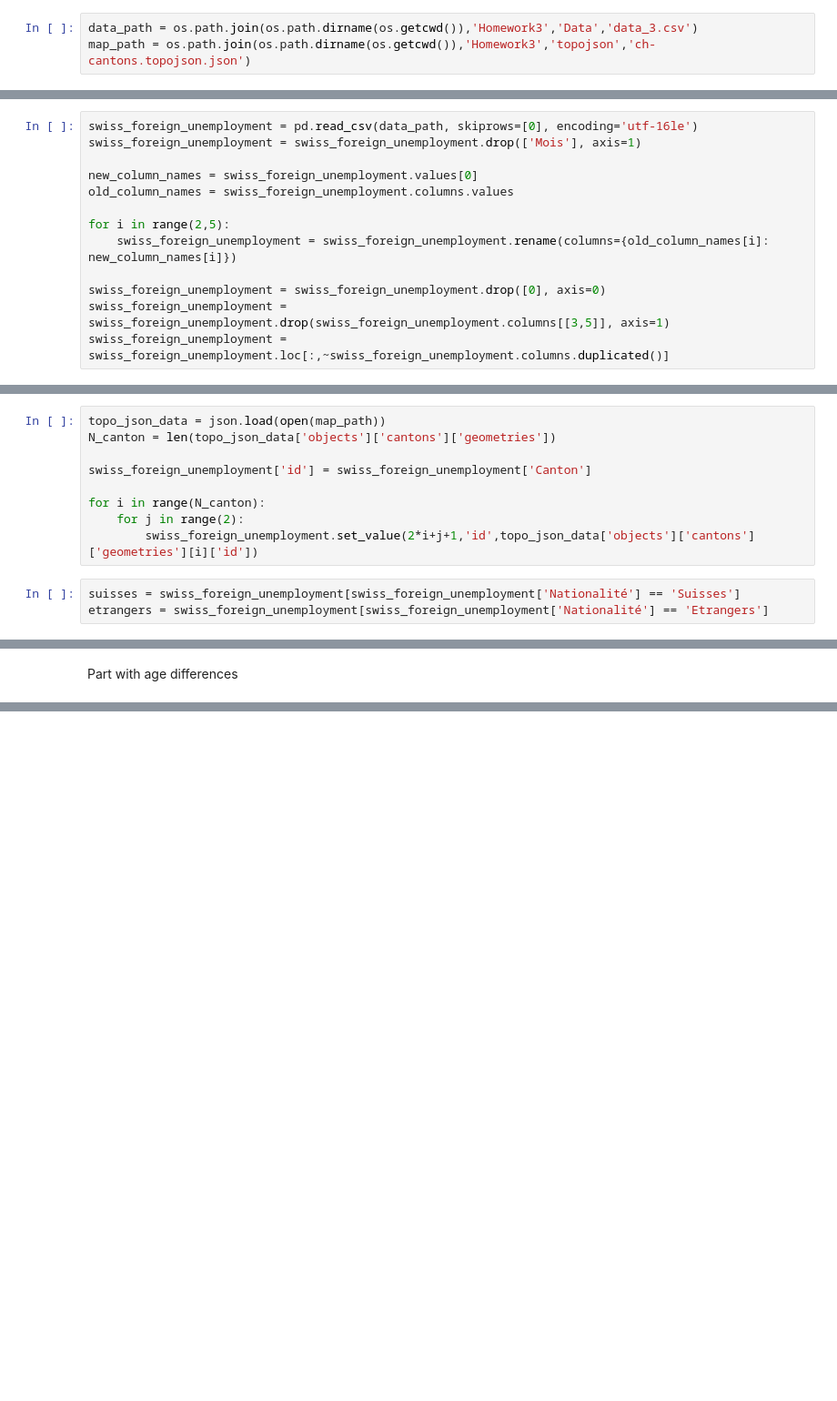
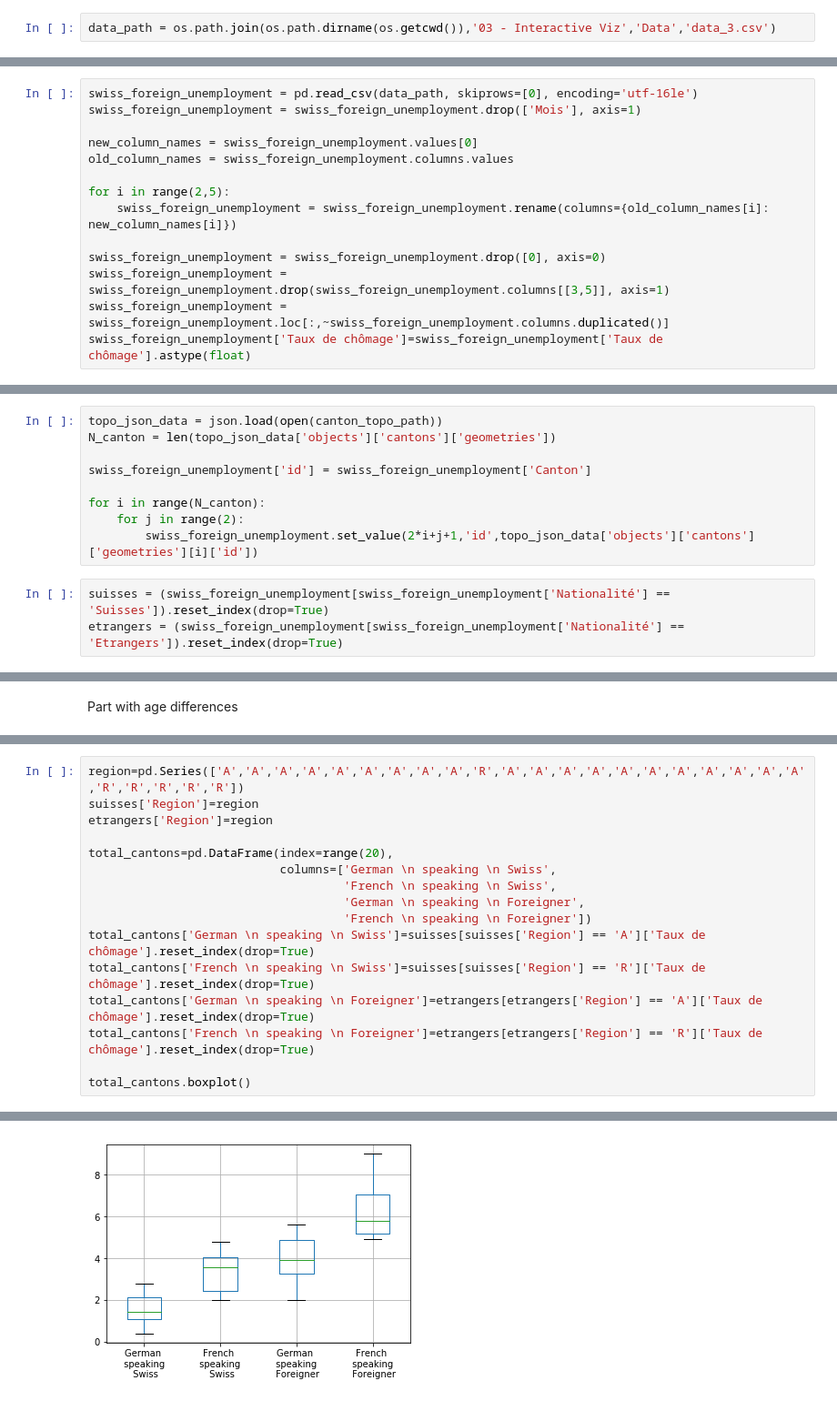
Before and after one commit to sbeuret/ADAProject_Bacsa_Beuret_Santarelli, a Jupyter notebook: 03 - Interactive Viz/Homework3.ipynb, the cells around one changed output, grey strips where cells are left out. Shown at 91% size. Saved outputs shown, nothing was run; the diff lists cells and outputs as text; blank space fills up the shorter version.

Commit message:
boxplot yeah

```diff
--- a/03 - Interactive Viz/Homework3.ipynb
+++ b/03 - Interactive Viz/Homework3.ipynb
@@ -395,6 +399,5 @@ Firstly, we can see on this map the distribution of the unemployement rate in Sw
 # %%
-data_path = os.path.join(os.path.dirname(os.getcwd()),'Homework3','Data','data_3.csv')
-map_path = os.path.join(os.path.dirname(os.getcwd()),'Homework3','topojson','ch-cantons.topojson.json')
+data_path = os.path.join(os.path.dirname(os.getcwd()),'03 - Interactive Viz','Data','data_3.csv')
 # %% [markdown]
 Load and clean data
 # %%
@@ -410,3 +413,4 @@ for i in range(2,5):
 swiss_foreign_unemployment = swiss_foreign_unemployment.drop([0], axis=0)
 swiss_foreign_unemployment = swiss_foreign_unemployment.drop(swiss_foreign_unemployment.columns[[3,5]], axis=1)
 swiss_foreign_unemployment = swiss_foreign_unemployment.loc[:,~swiss_foreign_unemployment.columns.duplicated()]
+swiss_foreign_unemployment['Taux de chômage']=swiss_foreign_unemployment['Taux de chômage'].astype(float)
@@ -415,5 +417,5 @@ FileNotFoundError: [Errno 2] No such file or directory: '/Users/valentine/Docume
 # %%
-topo_json_data = json.load(open(map_path))
+topo_json_data = json.load(open(canton_topo_path))
 N_canton = len(topo_json_data['objects']['cantons']['geometries'])
 
 swiss_foreign_unemployment['id'] = swiss_foreign_unemployment['Canton']
@@ -422,5 +424,5 @@ for i in range(N_canton):
     for j in range(2):
         swiss_foreign_unemployment.set_value(2*i+j+1,'id',topo_json_data['objects']['cantons']['geometries'][i]['id'])
 # %%
-suisses = swiss_foreign_unemployment[swiss_foreign_unemployment['Nationalité'] == 'Suisses']
-etrangers = swiss_foreign_unemployment[swiss_foreign_unemployment['Nationalité'] == 'Etrangers']
+suisses = (swiss_foreign_unemployment[swiss_foreign_unemployment['Nationalité'] == 'Suisses']).reset_index(drop=True)
+etrangers = (swiss_foreign_unemployment[swiss_foreign_unemployment['Nationalité'] == 'Etrangers']).reset_index(drop=True)
@@ -473,0 +445,17 @@ swiss_foreign_js
+# %%
+region=pd.Series(['A','A','A','A','A','A','A','A','A','R','A','A','A','A','A','A','A','A','A','A','A','R','R','R','R','R'])
+suisses['Region']=region
+etrangers['Region']=region
+
+total_cantons=pd.DataFrame(index=range(20),
+                           columns=['German \n speaking \n Swiss',
+                                    'French \n speaking \n Swiss',
+                                    'German \n speaking \n Foreigner',
+                                    'French \n speaking \n Foreigner'])
+total_cantons['German \n speaking \n Swiss']=suisses[suisses['Region'] == 'A']['Taux de chômage'].reset_index(drop=True)
+total_cantons['French \n speaking \n Swiss']=suisses[suisses['Region'] == 'R']['Taux de chômage'].reset_index(drop=True)
+total_cantons['German \n speaking \n Foreigner']=etrangers[etrangers['Region'] == 'A']['Taux de chômage'].reset_index(drop=True)
+total_cantons['French \n speaking \n Foreigner']=etrangers[etrangers['Region'] == 'R']['Taux de chômage'].reset_index(drop=True)
+
+total_cantons.boxplot()
+# %% [output]
@@ -473,0 +463 @@ swiss_foreign_js
+[figure, added]
```
Also changed, not shown: parts of 7 cells of this notebook, 4 other files.
